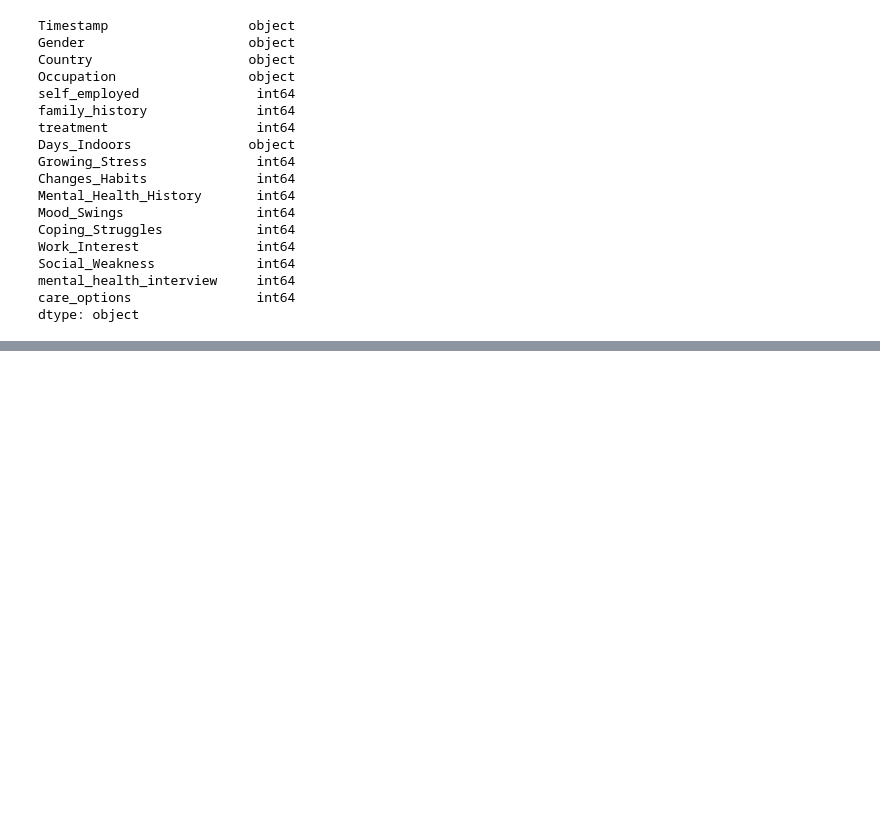
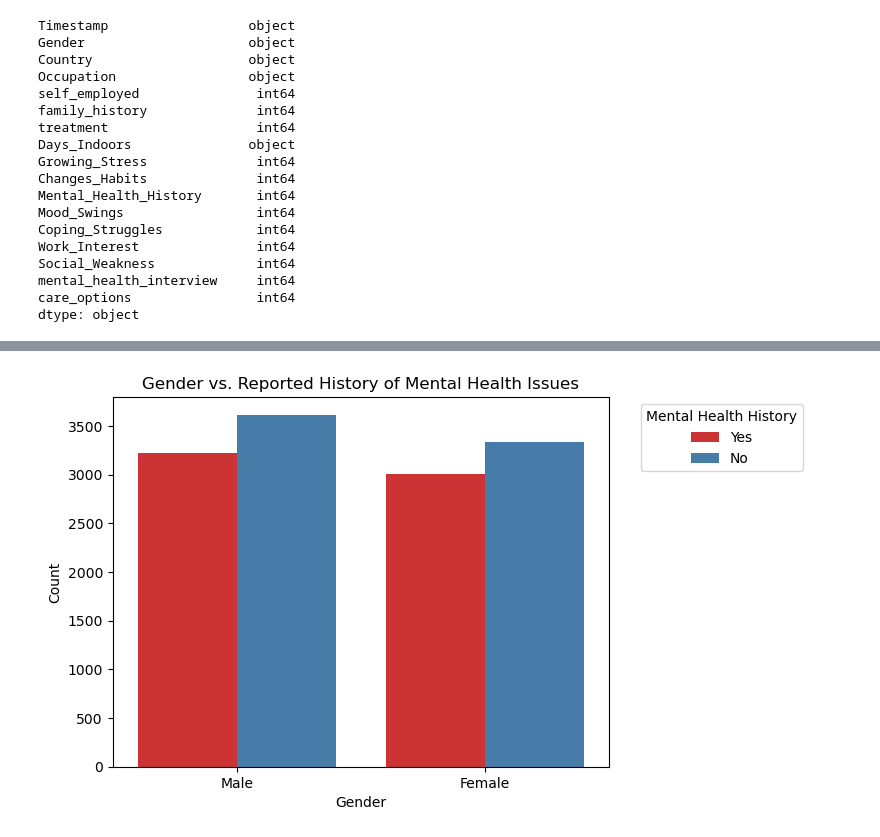
Before and after one commit to nchakicherla/ucb-dataviz-project1-group7, a Jupyter notebook: clean_up_file.ipynb, the cells around one changed output, grey strips where cells are left out. Drawn from its saved outputs; the diff is of its cells as text; code cells hidden in the pictures; blank space fills up the shorter version.

Commit message:
Ryan_Gender_Occupation_Updated

```diff
--- a/clean_up_file.ipynb
+++ b/clean_up_file.ipynb
@@ -153,3 +154,7 @@ dtype: object
 # %%
 # Export DataFrame to a CSV file
 cleaned_mental_health_data.to_csv('cleaned_mental_health_data.csv', index=False)
+# %%
+short_df = df_main.copy()
+short_df = df_main.groupby('Gender').apply(lambda x: x.sample(n=10000, random_state=1)).reset_index(drop=True)
+short_df
@@ -155,0 +175,15 @@ cleaned_mental_health_data.to_csv('cleaned_mental_health_data.csv', index=False)
+# %%
+males_yes = short_df[(short_df['Gender'] == 'Male') & (short_df['Mental_Health_History'] == 'Yes')]
+males_no = short_df[(short_df['Gender'] == 'Male') & (short_df['Mental_Health_History'] == 'No')]
+female_yes = short_df[(short_df['Gender'] == 'Female') & (short_df['Mental_Health_History'] == 'Yes')]
+female_no = short_df[(short_df['Gender'] == 'Female') & (short_df['Mental_Health_History'] == 'No')]
+
+counts = {
+    'Gender': ['Male', 'Male', 'Female', 'Female'],
+    'Mental_Health_History': ['Yes', 'No', 'Yes', 'No'],
+    'Count': [len(males_yes), len(males_no), len(female_yes), len(female_no)]
+}
+
+gender_mental_health = pd.DataFrame(counts)
+
+gender_mental_health
@@ -155,0 +196,12 @@ cleaned_mental_health_data.to_csv('cleaned_mental_health_data.csv', index=False)
+# %%
+sns.barplot(data=gender_mental_health, x='Gender', y='Count', hue='Mental_Health_History', palette='Set1')
+plt.title('Gender vs. Reported History of Mental Health Issues')
+plt.xlabel('Gender')
+plt.ylabel('Count')
+plt.legend(title='Mental Health History', bbox_to_anchor=(1.05,1), loc='upper left')
+plt.show()
+
+#gender_percentage_male = gender_mental_health['Count'].values
+#gender_percentage_male
+# %% [output]
+[figure, added]
```
Also changed, not shown: parts of 13 cells of this notebook.
